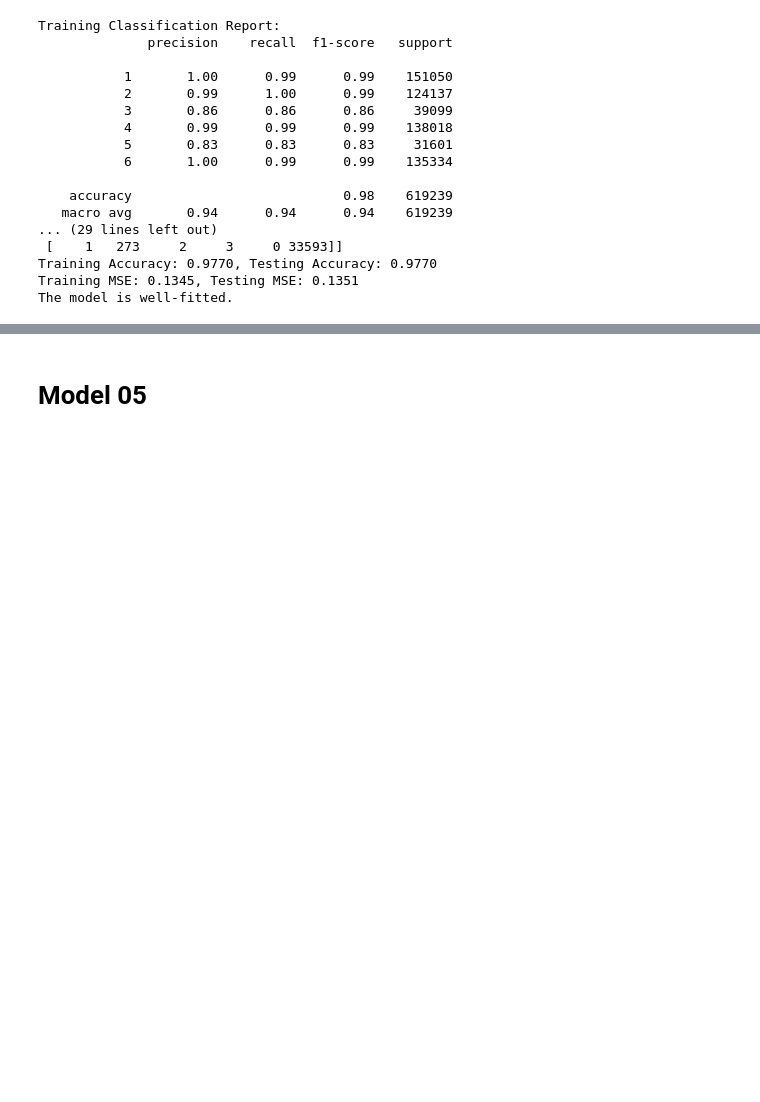
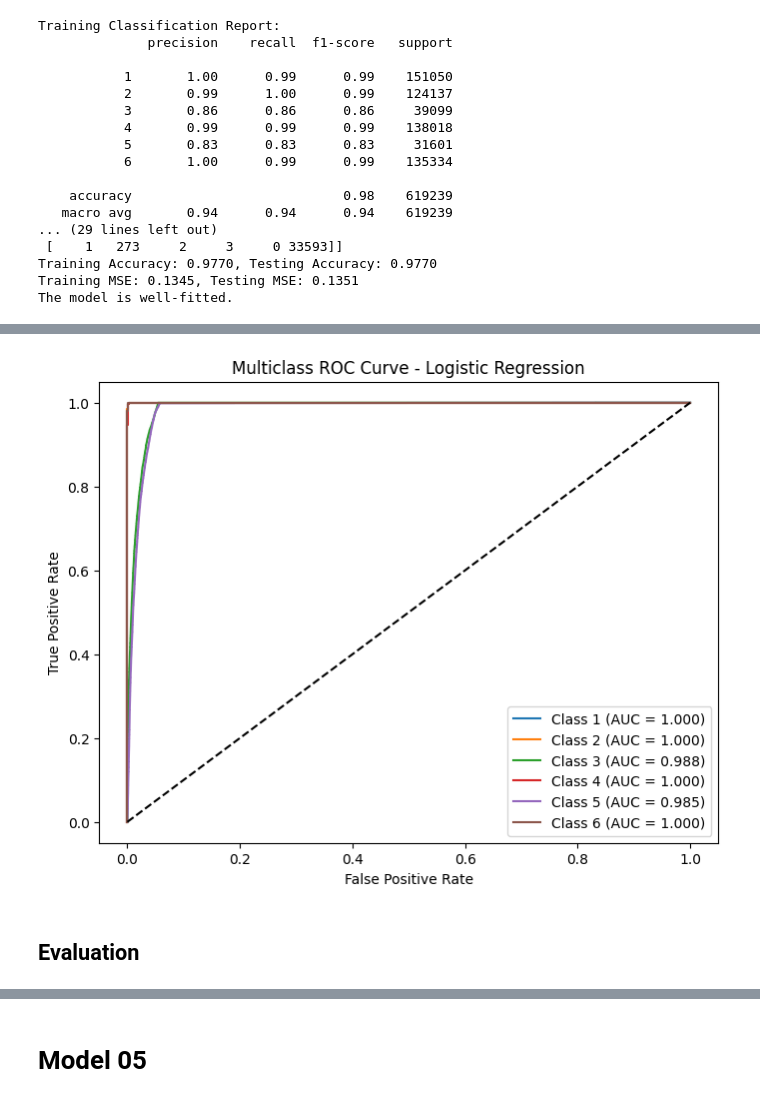
Before and after one commit to DSPL-Project-Group-B10/Models-, a Jupyter notebook: DSPL_Models.ipynb, the cells around one changed output, grey strips where cells are left out. Cells and saved outputs as stored; diff of their text form; code cells hidden in the pictures; blank space fills up the shorter version.

```diff
--- a/DSPL_Models.ipynb
+++ b/DSPL_Models.ipynb
@@ -285,0 +415,30 @@ The model is well-fitted.
+# %%
+from sklearn.metrics import roc_auc_score, roc_curve
+from sklearn.preprocessing import label_binarize
+import matplotlib.pyplot as plt
+
+# Convert y_test to a binarized format (One-vs-Rest)
+y_test_binarized = label_binarize(y_test, classes=log_reg.classes_)
+
+# Get probability scores for all classes
+y_probs = log_reg.predict_proba(x_test)
+
+# Plot ROC Curve for each class
+plt.figure(figsize=(8,6))
+
+for i in range(y_test_binarized.shape[1]):  # Loop through each class
+    fpr, tpr, _ = roc_curve(y_test_binarized[:, i], y_probs[:, i])
+    auc_score = roc_auc_score(y_test_binarized[:, i], y_probs[:, i])
+    plt.plot(fpr, tpr, label=f'Class {log_reg.classes_[i]} (AUC = {auc_score:.3f})')
+
+# Plot settings
+plt.plot([0, 1], [0, 1], 'k--')  # Random baseline
+plt.xlabel('False Positive Rate')
+plt.ylabel('True Positive Rate')
+plt.title('Multiclass ROC Curve - Logistic Regression')
+plt.legend()
+plt.show()
+# %% [output]
+[figure, added]
+# %% [markdown]
+## Evaluation
```
Also changed, not shown: parts of 20 cells of this notebook.
